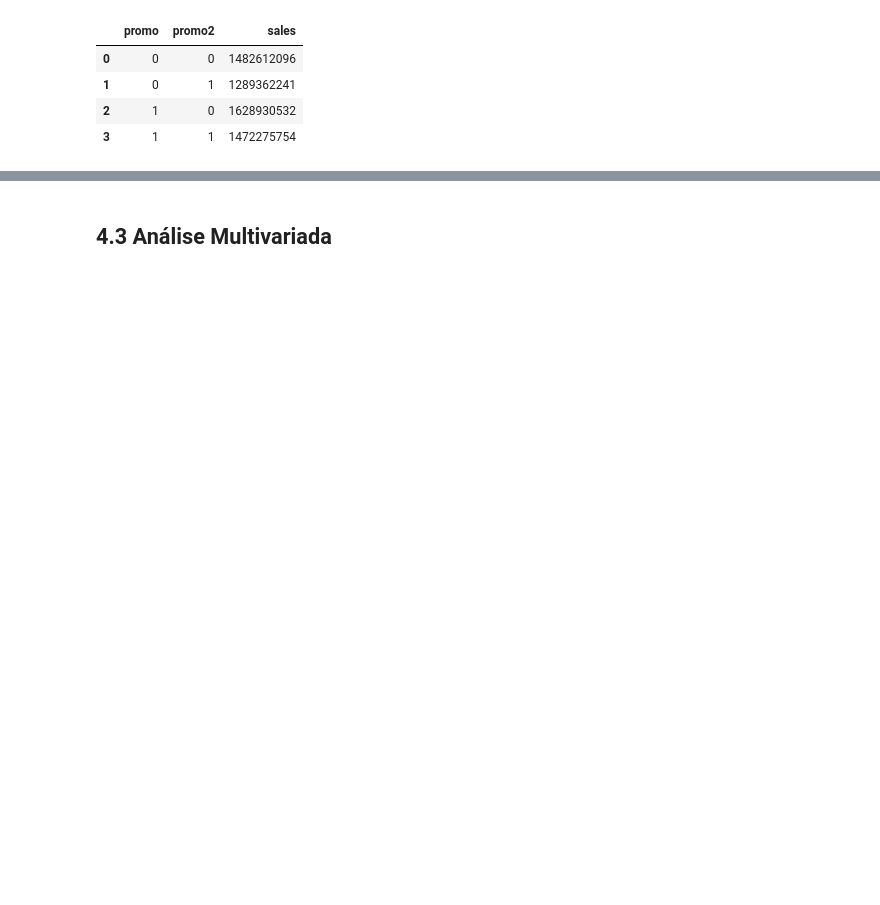
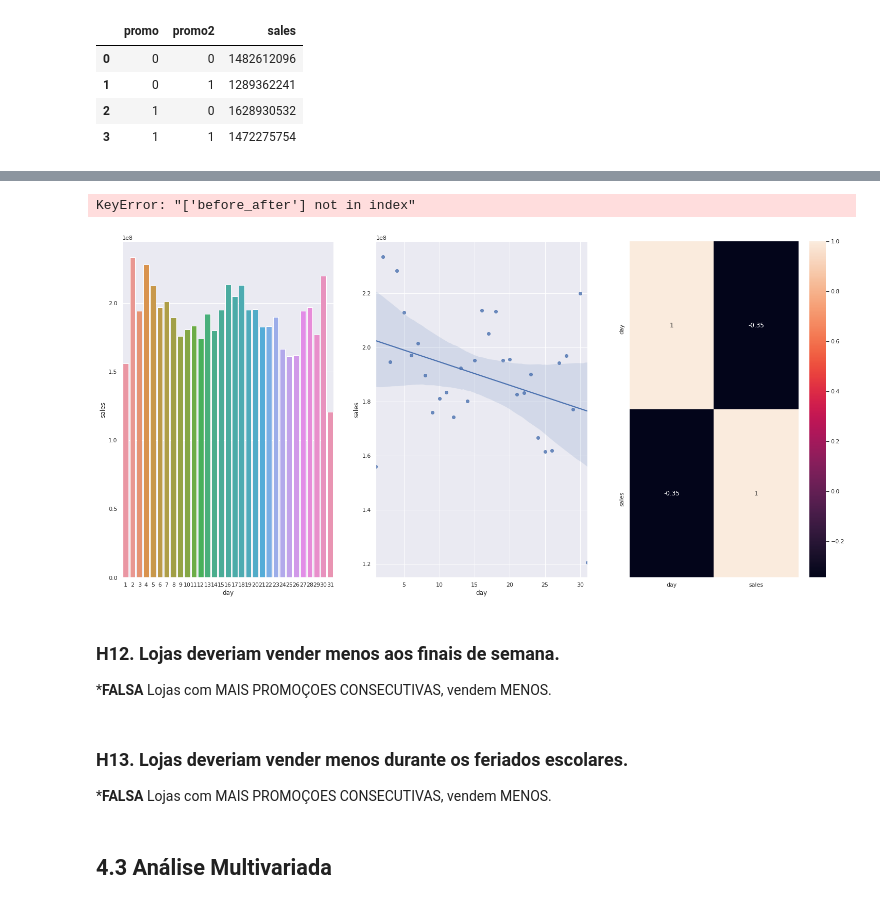
Before and after one commit to soaresvml/dsemproducao, a Jupyter notebook: m04_v01_store_sales_prediction.ipynb, the cells around one changed output, grey strips where cells are left out. Drawn from its saved outputs; the diff is of its cells as text; code cells hidden in the pictures; blank space fills up the shorter version.

```diff
--- a/v01_store_sales_prediction.ipynb
+++ b/m04_v01_store_sales_prediction.ipynb
@@ -856,2 +345,24 @@ ax.legend( labels=['Tradicional & Extendida','Extendida'] );
+# %%
+aux1=df4[['day','sales']].groupby('day').sum().reset_index()
+
+plt.subplot(1,3,1)
+sns.barplot(x='day',y='sales',data=aux1);
+
+plt.subplot(1,3,2)
+sns.regplot(x='day',y='sales',data=aux1);
+
+plt.subplot(1,3,3)
+sns.heatmap(aux1.corr(method='pearson'),annot=True);
+
+aux2=aux1[['before_after','sales']].groupby('before_after').sum().reset_index()
+# %% [output]
+KeyError: "['before_after'] not in index"
+[figure, added]
+# %% [markdown]
+### **H12.** Lojas deveriam vender menos aos finais de semana.
+***FALSA** Lojas com MAIS PROMOÇOES CONSECUTIVAS, vendem MENOS.
+# %% [markdown]
+### **H13.** Lojas deveriam vender menos durante os feriados escolares.
+***FALSA** Lojas com MAIS PROMOÇOES CONSECUTIVAS, vendem MENOS.
 # %% [markdown]
 ## 4.3 Análise Multivariada
```
Also changed, not shown: parts of 82 cells of this notebook, 4 other files.
